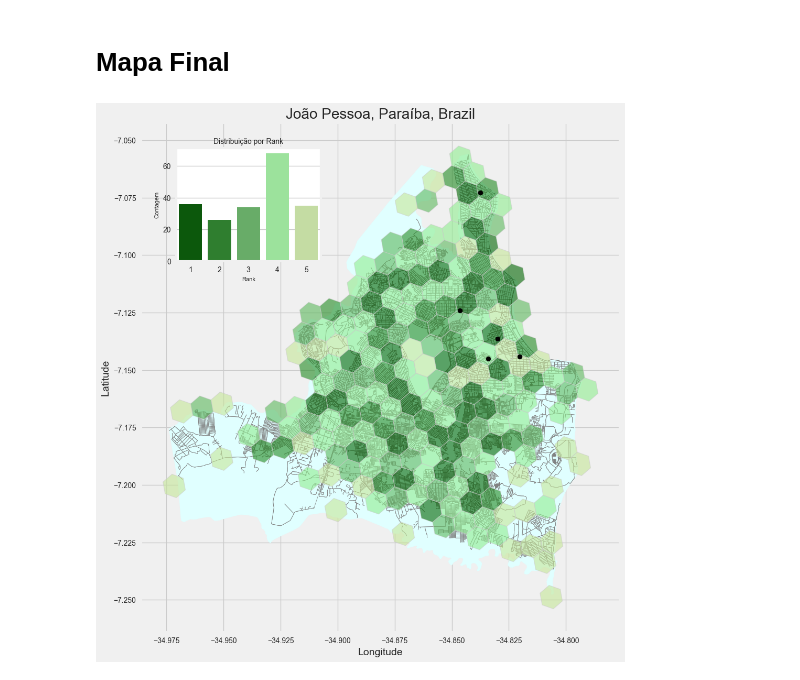
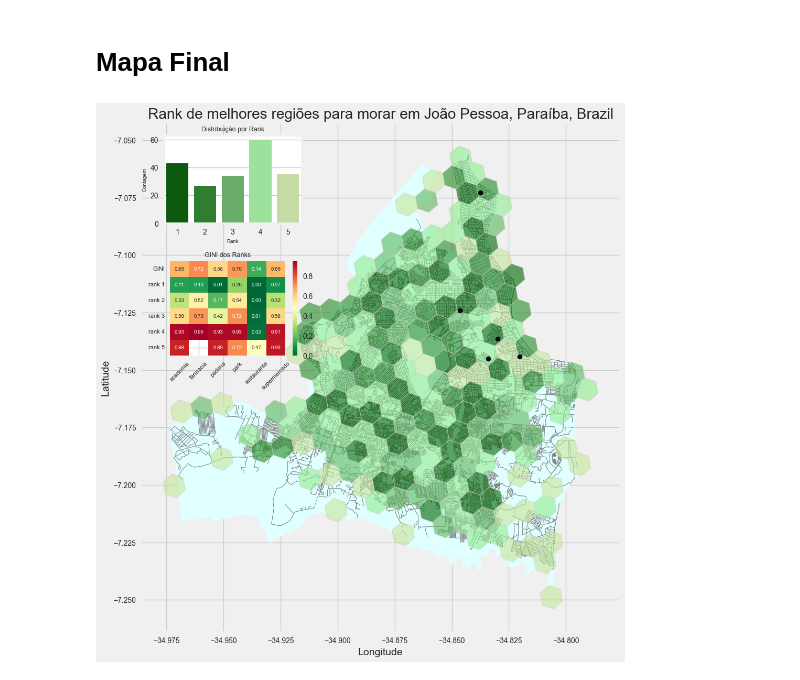
Before and after one commit to Padawanh/choosen_house, a Jupyter notebook: ChoosenHouse_API_Google.ipynb, the cells around one changed output. Drawn from its saved outputs; the diff is of its cells as text; code cells hidden in the pictures.

```diff
--- a/ChoosenHouse_API_Google.ipynb
+++ b/ChoosenHouse_API_Google.ipynb
@@ -656,15 +380,24 @@ array(['4', '5', '2', '1', '3'], dtype=object)
 # %%
 df_hex_select_plot = df_hex_select.merge(parallel_means[['clusters_KMeans','rank_str']],on='clusters_KMeans')
-gini_db_cluster = avaliate_gini_clusters(df_hex_select_plot, 'rank_str', cluster_variables)
-gini_db_cluster = gini_db_cluster[['Feature', 'GINI cluster 1', 'GINI cluster 2', 'GINI cluster 3',
-       'GINI cluster 4', 'GINI cluster 5', 'GINI']]
-gini_db_cluster = gini_db_cluster.pivot_table(values=['GINI cluster 1', 'GINI cluster 2', 'GINI cluster 3','GINI cluster 4', 'GINI cluster 5', 'GINI'], index='Feature').T
+gini_db_cluster = evaluate_gini_clusters(df_hex_select_plot, 'rank_str', cluster_variables)
+gini_db_cluster = gini_db_cluster[['Feature', 'GINI cluster 1', 'GINI cluster 2', 'GINI cluster 3','GINI cluster 4', 'GINI cluster 5', 'GINI']]
+gini_db_cluster.columns = ['Feature', 'rank 1', 'rank 2', 'rank 3','rank 4', 'rank 5', 'GINI']
+gini_db_cluster = gini_db_cluster.pivot_table(values=['rank 1', 'rank 2', 'rank 3','rank 4', 'rank 5', 'GINI'], index='Feature').T
+gini_db_cluster.columns = [col.replace("_aj","") for col in gini_db_cluster.columns]
 
+
+fig, ax_map = plt.subplots(figsize=(7, 4))
 sns.heatmap(
     gini_db_cluster,
     annot=True,
-    cmap="RdYlGn",
+    fmt='.2f',
+    cmap="RdYlGn_r", #RdYlGn flare Greens
+    annot_kws={"fontsize": 10},
+    ax=ax_map
 )
+plt.xticks(fontsize=8, rotation=45)
+plt.yticks(fontsize=8)
+plt.title("GINI dos Ranks")
 plt.show()
 # %% [output]
 invalid value encountered in scalar divide
@@ -672,46 +405,57 @@ invalid value encountered in scalar divide
 # %% [markdown]
 # Mapa Final
 # %%
-import matplotlib.pyplot as plt
-import seaborn as sns
 
 df_bar_plot_clusters_rank = df_hex_select_plot[['hex8_code','rank_str']].groupby('rank_str',as_index=False).count()
 df_bar_plot_clusters_rank.columns = ['rank_str','count']
 
-color_dict = {"1": "#006400", "2": "#228B22", "3": "#5CB85C", "4":"#90EE90" , "5":"#C6E699"}
 
 fig, ax_map = plt.subplots(figsize=(12, 12))
 
-ax_map.set(title=place_name)
+ax_map.set(title=f"Rank de melhores regiões para morar em {place_name}")
+area.plot(ax=ax_map, color='lightcyan', linewidth=1, label='Area', zorder=1)
+edges_proj.plot(ax=ax_map, color='gray', linewidth=0.5, label='Estradas', zorder=1  )
 
-area.plot(ax=ax_map, color='lightcyan', linewidth=1, label='Area', zorder=1)
-edges_proj.plot(ax=ax_map, color='gray', linewidth=0.5, label='Estradas', zorder=1)
+color_dict = {"1": "#006400", "2": "#228B22", "3": "#5CB85C", "4":"#90EE90" , "5":"#C6E699"}
 df_hex_select_plot.plot(
-        # column='rank_str',
         linewidth=0.8, ax=ax_map, edgecolor='0.8', legend=True, alpha=0.6 , color=df_hex_select_plot['rank_str'].map(color_dict))
-enderecos_gpd.plot(ax=ax_map, color='black', linewidth=0.5, label='Endereços de interesse', zorder=1, markersize=40)
+enderecos_gpd.plot(ax=ax_map, color='black', linewidth=0.5, label='Endereços de interesse', zorder=1, markersize=40 , legend=True)
 
 
-inset_width = 0.23
-inset_height = 0.18
-inset_x = 0.19
-inset_y = 0.66
-
+inset_width = 0.22
+inset_height = 0.14
+inset_x = 0.17
+inset_y = 0.72
 inset_ax = fig.add_axes([inset_x, inset_y, inset_width, inset_height])
+sns.barplot(ax=inset_ax, x="rank_str", y="count", data=df_bar_plot_clusters_rank , hue="rank_str" , palette=color_dict)
+ax_map.set_xlabel('Longitude', size=14)
+ax_map.set_ylabel('Latitude', size=14)
+inset_ax.patch.set_facecolor('white')
+inset_ax.set_title('Distribuição por Rank', fontsize=9)
+inset_ax.set_xlabel('Rank', fontsize=7)
+inset_ax.set_ylabel('Contagem', fontsize=7)
 
 
-sns.barplot(ax=inset_ax, x="rank_str", y="count", data=df_bar_plot_clusters_rank , hue="rank_str" , palette=color_dict)
+inset_width_heatmap = 0.23
+inset_height_heatmap = 0.15
+inset_x_heatmap = 0.18
+inset_y_heatmap = 0.51
+inset_ax_heatmap = fig.add_axes([inset_x_heatmap, inset_y_heatmap, inset_width_heatmap, inset_height_heatmap])
+sns.heatmap(
+    gini_db_cluster,
+    annot=True,
+    fmt='.2f',
+    cmap="RdYlGn_r",
+    annot_kws={"fontsize": 7},
+    ax=inset_ax_heatmap
+)
 
-ax_map.set_xlabel('Longitude', size=14)
-ax_map.set_ylabel('Latitude', size=14)
+plt.xticks(fontsize=8, rotation=45)
+plt.yticks(fontsize=8)
 
-
-# inset_ax.patch.set_alpha(0.4)  # Set transparency for background
-inset_ax.patch.set_facecolor('white')  # Set background color
-inset_ax.set_title('Distribuição por Rank', fontsize=10)  # Add title
-inset_ax.set_xlabel('Rank', fontsize=8)  # Set x-axis label
-inset_ax.set_ylabel('Contagem', fontsize=8)  # Set y-axis label
+inset_ax_heatmap.patch.set_facecolor('white')
+inset_ax_heatmap.set_title('GINI dos Ranks', fontsize=9)
 
 plt.show()
 # %% [output]
-[figure, old version]
+[figure, new version]
```
Also changed, not shown: parts of 23 cells of this notebook, 2 other files.
